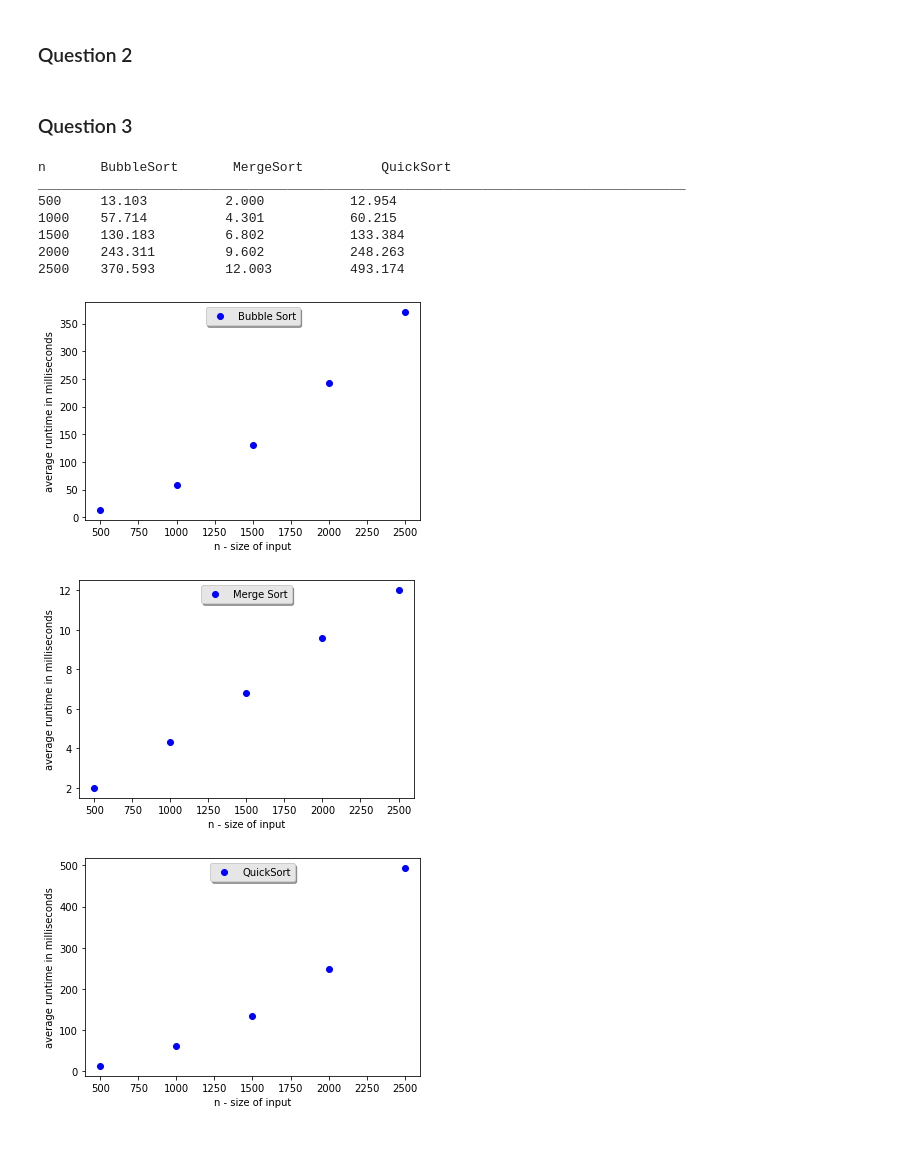
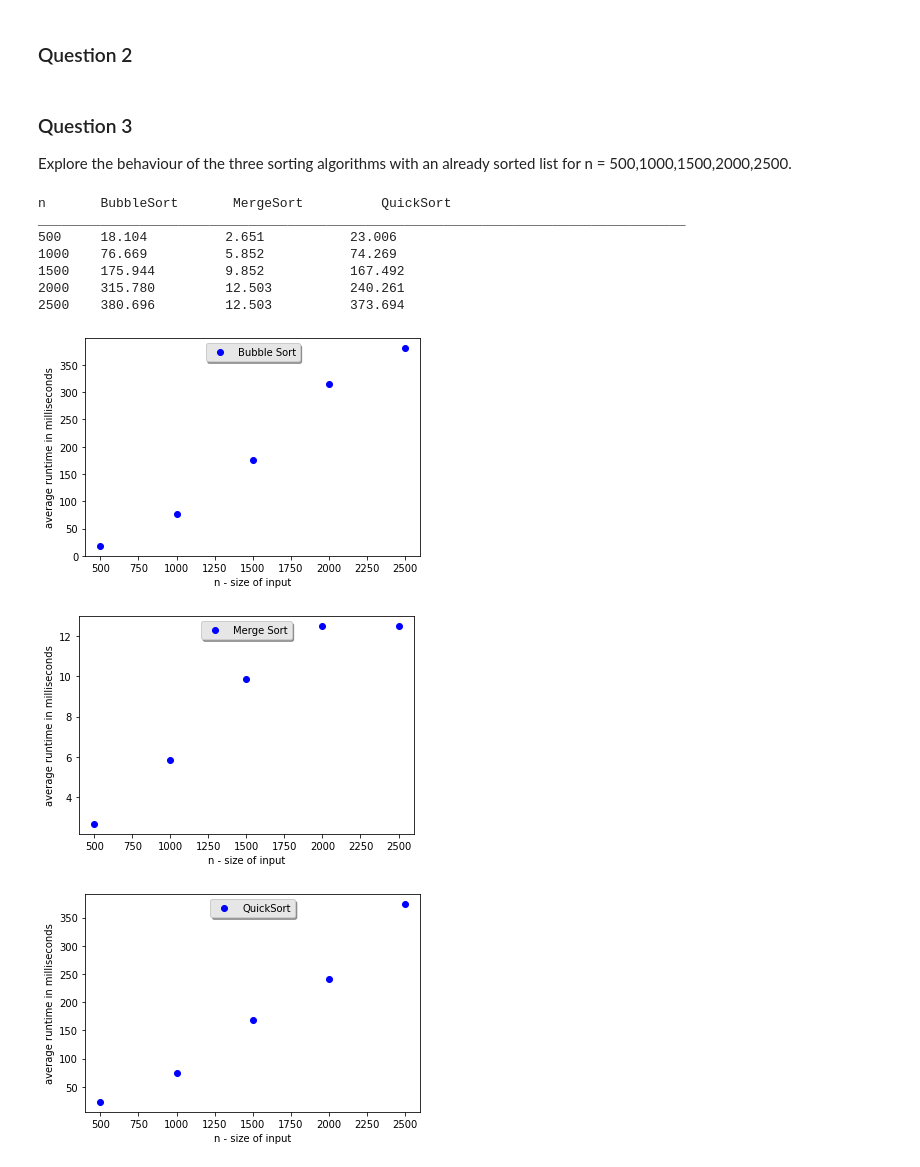
Before and after one commit to beccycole/IntroProgAssignment3-S00205102-RebeccaCole, a Jupyter notebook: Algorithms.ipynb, the cells around one changed output. Saved outputs shown, nothing was run; the diff lists cells and outputs as text; code cells hidden in the pictures.

Commit message:
Completed questions 3, 4 and 5

```diff
--- a/Algorithms.ipynb
+++ b/Algorithms.ipynb
@@ -161,12 +175,13 @@ print(timeElapsed)
 # %% [markdown]
 ### Question 2
-# %% [markdown]
-### Question 3
+# %% [markdown]
+### Question 3
+Explore the behaviour of the three sorting algorithms with an already sorted list for n = 500,1000,1500,2000,2500.
 # %%
 # define a randomArray function with 10 elements with a range of 0 to 49
 def randomArray(size=10,max=50):
             from random import randint
-            return [randint(0,max) for _ in range(size)]
+            return sorted([randint(0,max) for _ in range(size)])
 
 # define a bubbleSort function with arguement a
 def bubbleSort(a):
@@ -312,38 +327,38 @@ import matplotlib.pyplot as plt
 # jupyter magic command for matplotlib
 %matplotlib inline
 
 # plot runtime for each algorithm and input value
 plt.plot(n, bubbleTimes, 'bo', label="Bubble Sort")
 
 # create legend, y label, x label and show the graph
 plt.legend(loc='upper center', shadow=True).get_frame().set_facecolor('0.90')
 plt.ylabel('average runtime in milliseconds')
 plt.xlabel('n - size of input')
 plt.show()
 
 plt.plot(n, mergeTimes, 'bo', label="Merge Sort")
 
 # create legend, y label, x label and show the graph
 plt.legend(loc='upper center', shadow=True).get_frame().set_facecolor('0.90')
 plt.ylabel('average runtime in milliseconds')
 plt.xlabel('n - size of input')
 plt.show()
 
 plt.plot(n, quickTimes, 'bo', label="QuickSort")
 
 # create legend, y label, x label and show the graph
 plt.legend(loc='upper center', shadow=True).get_frame().set_facecolor('0.90')
 plt.ylabel('average runtime in milliseconds')
 plt.xlabel('n - size of input')
 plt.show()
 # %% [output]
 n       BubbleSort       MergeSort          QuickSort
 ___________________________________________________________________________________
-500     13.103          2.000           12.954
-1000    57.714          4.301           60.215
-1500    130.183         6.802           133.384
-2000    243.311         9.602           248.263
-2500    370.593         12.003          493.174
+500     18.104          2.651           23.006
+1000    76.669          5.852           74.269
+1500    175.944         9.852           167.492
+2000    315.780         12.503          240.261
+2500    380.696         12.503          373.694
-[figure, old version]
+[figure, new version]
-[figure, old version]
+[figure, new version]
-[figure, old version]
+[figure, new version]
```
Also changed, not shown: parts of 20 cells of this notebook.
